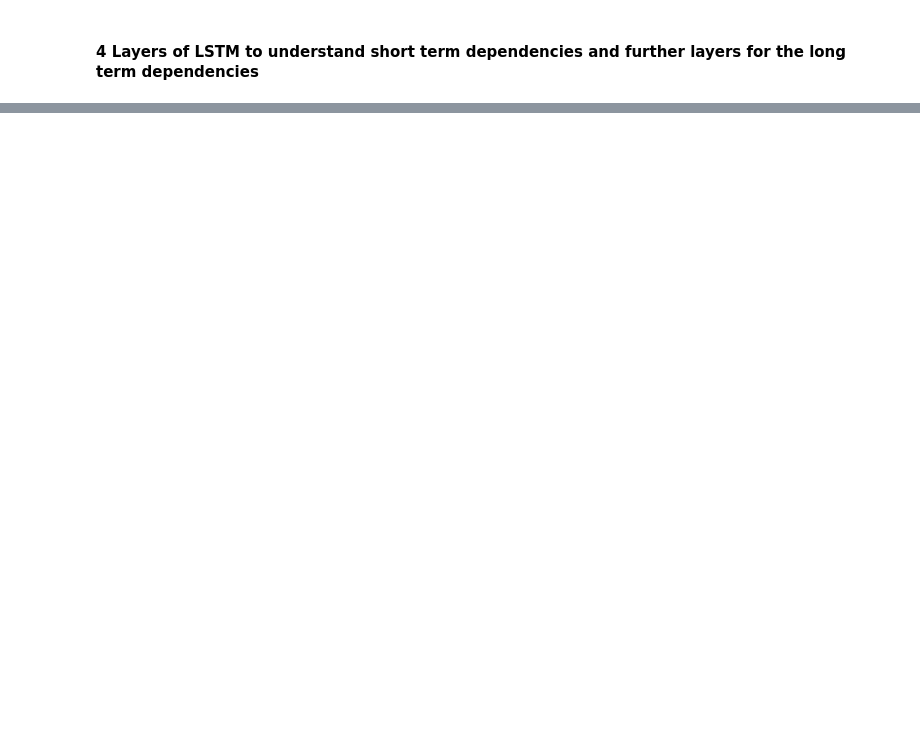
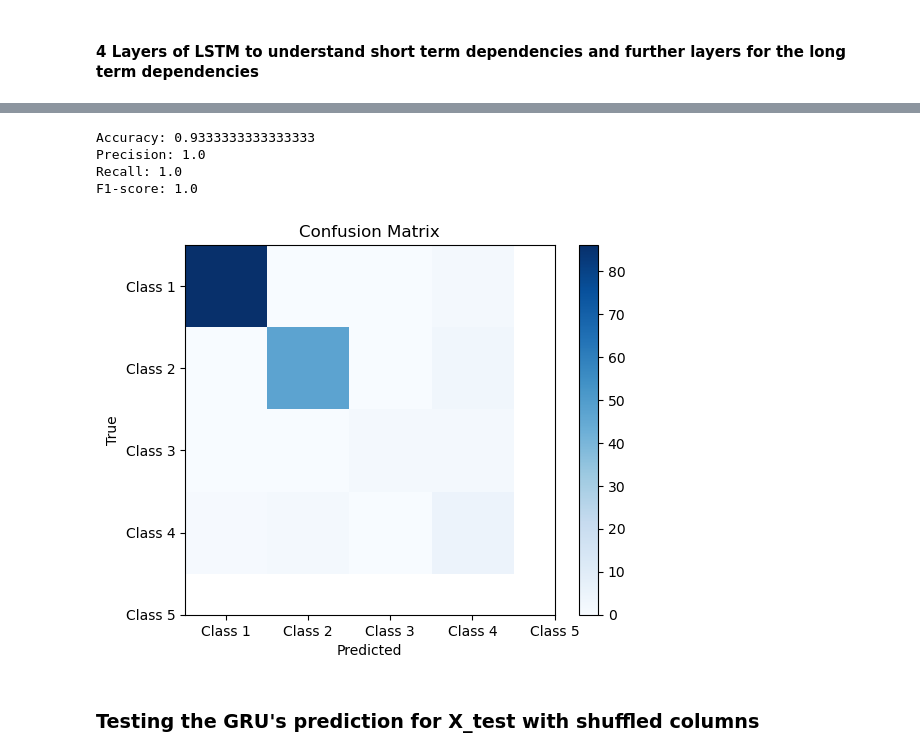
Before and after one commit to vsg-vsg/Time-Series-Data-Dimension-Reduction, a Jupyter notebook: ECG5000-2.ipynb, the cells around one changed output, grey strips where cells are left out. Drawn from its saved outputs; the diff is of its cells as text; code cells hidden in the pictures; blank space fills up the shorter version.

```diff
--- a/ECG5000-2.ipynb
+++ b/ECG5000-2.ipynb
@@ -375,0 +379,2 @@ plt.show()
+# %%
+model = Sequential()
@@ -375,0 +400,5 @@ plt.show()
+# %%
+def predict4LayerGRU(X):
+    y_pred = model.predict(X)
+    y_pred = np.argmax(y_pred, axis=1)
+    return y_pred
@@ -375,0 +425,2 @@ plt.show()
+# %%
+y_predicted = predict4LayerGRU(X_test)
@@ -375,0 +429,13 @@ plt.show()
+# %%
+parametersCalculation(y_predicted, y_test)
+# %% [output]
+Accuracy: 0.9333333333333333
+Precision: 1.0
+Recall: 1.0
+F1-score: 1.0
+# %%
+displayCofusion(y_test, y_predicted)
+# %% [output]
+[figure, added]
+# %% [markdown]
+### Testing the GRU's prediction for X_test with shuffled columns
```
Also changed, not shown: parts of 45 cells of this notebook, 4 other files.
